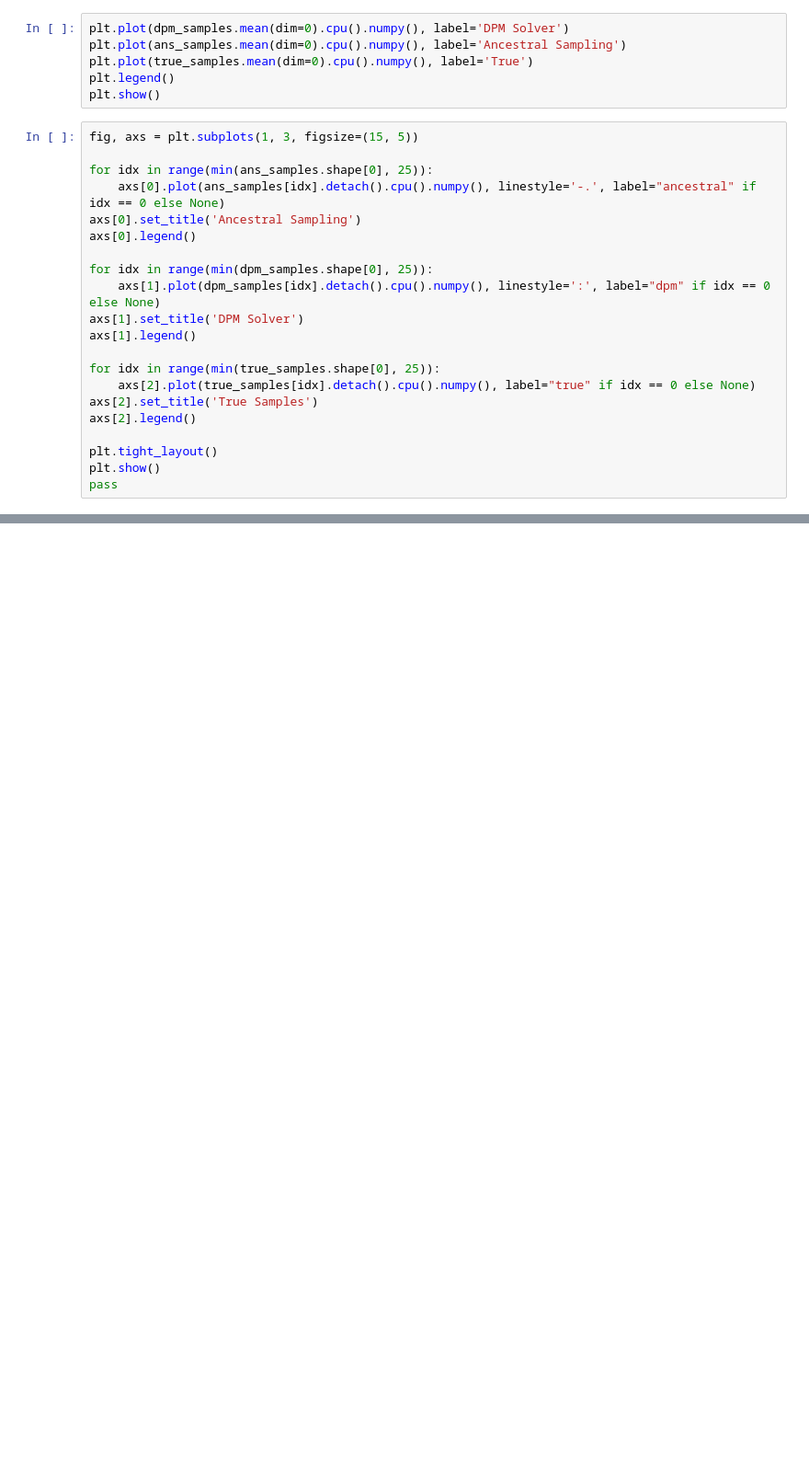
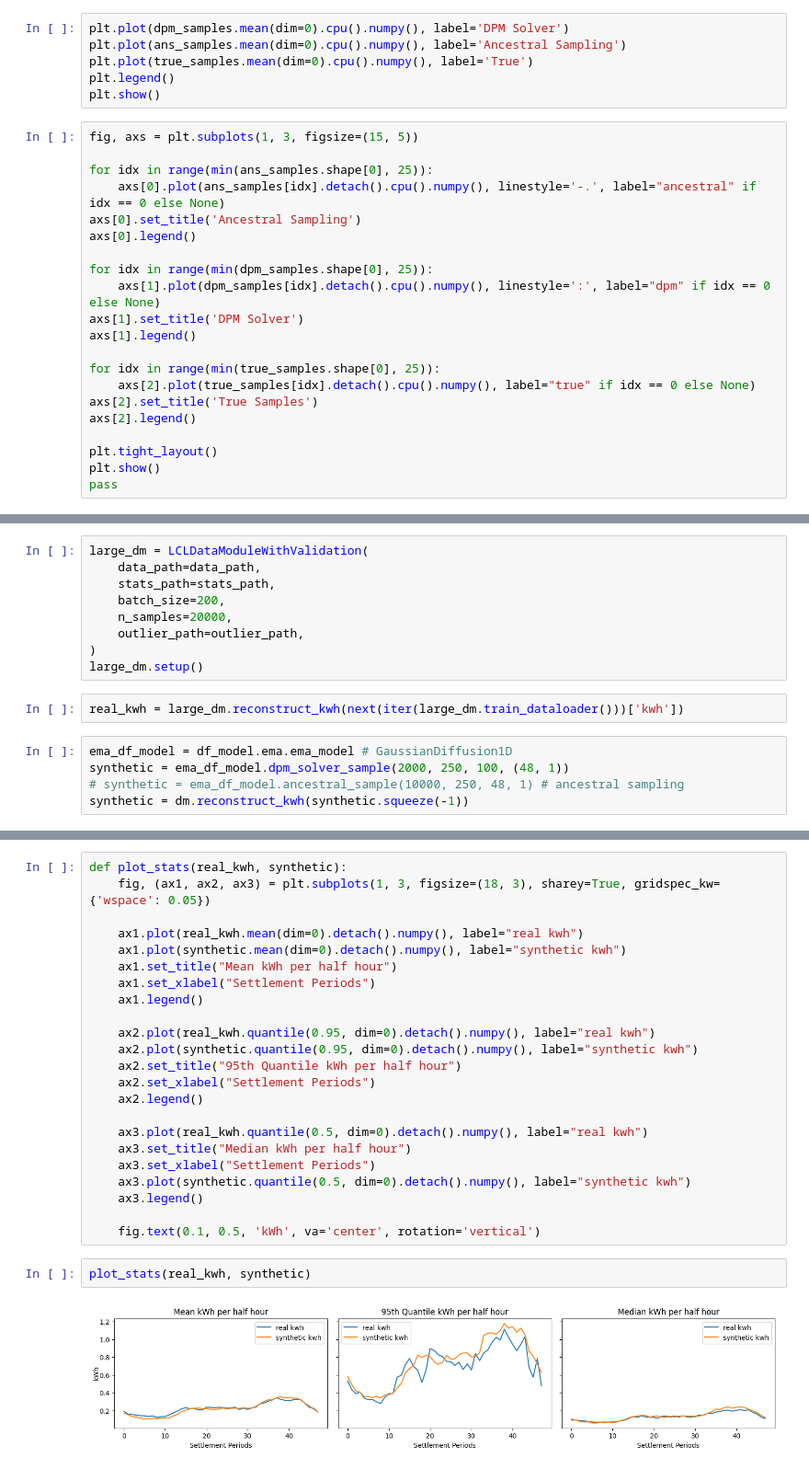
Before and after one commit to OpenSynth-energy/OpenSynth, a Jupyter notebook: _test_train_energydiff.ipynb, the cells around one changed output, grey strips where cells are left out. Shown at 92% size. Saved outputs shown, nothing was run; the diff lists cells and outputs as text; blank space fills up the shorter version.

```diff
--- a/_test_train_energydiff.ipynb
+++ b/_test_train_energydiff.ipynb
@@ -174,0 +198,16 @@ pass
+# %%
+large_dm = LCLDataModuleWithValidation(
+    data_path=data_path,
+    stats_path=stats_path,
+    batch_size=200,
+    n_samples=20000,
+    outlier_path=outlier_path,
+)
+large_dm.setup()
+# %%
+real_kwh = large_dm.reconstruct_kwh(next(iter(large_dm.train_dataloader()))['kwh'])
+# %%
+ema_df_model = df_model.ema.ema_model # GaussianDiffusion1D
+synthetic = ema_df_model.dpm_solver_sample(2000, 250, 100, (48, 1))
+# synthetic = ema_df_model.ancestral_sample(10000, 250, 48, 1) # ancestral sampling
+synthetic = dm.reconstruct_kwh(synthetic.squeeze(-1))
@@ -174,0 +224,27 @@ pass
+# %%
+def plot_stats(real_kwh, synthetic):
+    fig, (ax1, ax2, ax3) = plt.subplots(1, 3, figsize=(18, 3), sharey=True, gridspec_kw={'wspace': 0.05})
+
+    ax1.plot(real_kwh.mean(dim=0).detach().numpy(), label="real kwh")
+    ax1.plot(synthetic.mean(dim=0).detach().numpy(), label="synthetic kwh")
+    ax1.set_title("Mean kWh per half hour")
+    ax1.set_xlabel("Settlement Periods")
+    ax1.legend()
+
+    ax2.plot(real_kwh.quantile(0.95, dim=0).detach().numpy(), label="real kwh")
+    ax2.plot(synthetic.quantile(0.95, dim=0).detach().numpy(), label="synthetic kwh")
+    ax2.set_title("95th Quantile kWh per half hour")
+    ax2.set_xlabel("Settlement Periods")
+    ax2.legend()
+
+    ax3.plot(real_kwh.quantile(0.5, dim=0).detach().numpy(), label="real kwh")
+    ax3.set_title("Median kWh per half hour")
+    ax3.set_xlabel("Settlement Periods")
+    ax3.plot(synthetic.quantile(0.5, dim=0).detach().numpy(), label="synthetic kwh")
+    ax3.legend()
+
+    fig.text(0.1, 0.5, 'kWh', va='center', rotation='vertical')
+# %%
+plot_stats(real_kwh, synthetic)
+# %% [output]
+[figure, added]
```
Also changed, not shown: parts of 11 cells of this notebook.
